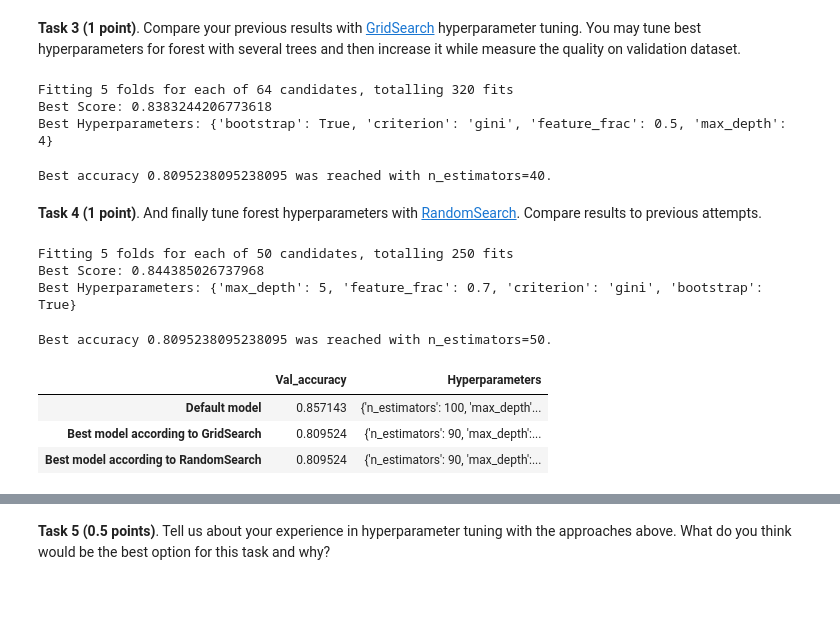
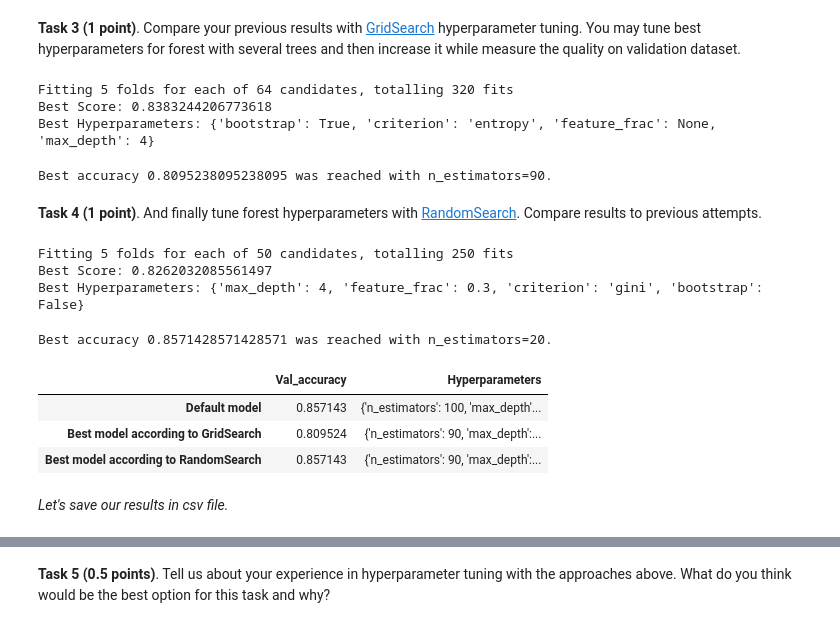
Before and after one commit to kesepkina/RS-ML-Cross-Check-2, a Jupyter notebook: 7_Trees_and_Ensembles.ipynb, the cells around one changed output, grey strips where cells are left out. Drawn from its saved outputs; the diff is of its cells as text; code cells hidden in the pictures; blank space fills up the shorter version.

```diff
--- a/7_Trees_and_Ensembles.ipynb
+++ b/7_Trees_and_Ensembles.ipynb
@@ -701,9 +698,11 @@ More information here [Gentle introduction to Grid and Random search](https://me
 from sklearn.model_selection import GridSearchCV
 # %%
 # Your code here
-params = {'max_depth': [3, 4, 5, None], 'feature_frac': np.append(np.linspace(0.3, 0.5, num=3), None), \
-          'criterion': ['gini', 'entropy'], 'bootstrap': [True, False]}
-model = RandomForestClassifier(n_estimators=20, random_gen=np.random.default_rng(RANDOM_STATE))
+params = {'max_depth': [3, 4, 5, None],
+          'feature_frac': np.append(np.linspace(0.3, 0.5, num=3), None),
+          'criterion': ['gini', 'entropy'],
+          'bootstrap': [True, False]}
+model = Custom_RandomForestClassifier(n_estimators=20, random_gen=np.random.default_rng(RANDOM_STATE))
 search = GridSearchCV(model, params, n_jobs=-1, scoring='accuracy', verbose=3, cv=5)
 result = search.fit(X_train_test, y_train_test)
 print('Best Score: %s' % result.best_score_)
@@ -711,12 +710,12 @@ print('Best Hyperparameters: %s' % result.best_params_)
 # %% [output]
 Fitting 5 folds for each of 64 candidates, totalling 320 fits
 Best Score: 0.8383244206773618
-Best Hyperparameters: {'bootstrap': True, 'criterion': 'gini', 'feature_frac': 0.5, 'max_depth': 4}
+Best Hyperparameters: {'bootstrap': True, 'criterion': 'entropy', 'feature_frac': None, 'max_depth': 4}
 # %%
 best_acc_grid = 0
 best_n_estimators = 0
 for n_estimators in range(20, 100, 10):
-    best_grid_model = RandomForestClassifier(n_estimators=n_estimators, random_gen=np.random.default_rng(RANDOM_STATE), \
+    best_grid_model = Custom_RandomForestClassifier(n_estimators=n_estimators, random_gen=np.random.default_rng(RANDOM_STATE), \
                                              **result.best_params_)
     best_grid_model.fit(X_train_test, y_train_test)
     y_pred = best_grid_model.predict(X_val)
@@ -726,7 +725,7 @@ for n_estimators in range(20, 100, 10):
         best_n_estimators = n_estimators
 print(f'Best accuracy {best_acc_grid} was reached with n_estimators={best_n_estimators}.')
 # %% [output]
-Best accuracy 0.8095238095238095 was reached with n_estimators=40.
+Best accuracy 0.8095238095238095 was reached with n_estimators=90.
 # %%
 best_grid_model.set_params(n_estimators=best_n_estimators)
 best_grid_params = best_grid_model.get_params()
@@ -736,8 +735,10 @@ best_grid_params = best_grid_model.get_params()
 from sklearn.model_selection import RandomizedSearchCV
 # %%
 # Your code here
-params = {'max_depth': [2, 3, 4, 5, 6, 7, 8, None], 'feature_frac': np.append(np.linspace(0.1, 0.7, num=7), None), \
-          'criterion': ['gini', 'entropy'], 'bootstrap': [True, False]}
+params = {'max_depth': [2, 3, 4, 5, 6, 7, 8, None],
+          'feature_frac': np.append(np.linspace(0.1, 0.7, num=7), None),
+          'criterion': ['gini', 'entropy'],
+          'bootstrap': [True, False]}
 rand_search = RandomizedSearchCV(model, params, n_iter=50, n_jobs=-1, scoring='accuracy', verbose=3, cv=5, \
                                  random_state=RANDOM_STATE)
 rand_result = rand_search.fit(X_train_test, y_train_test)
@@ -745,13 +746,13 @@ print('Best Score: %s' % rand_result.best_score_)
 print('Best Hyperparameters: %s' % rand_result.best_params_)
 # %% [output]
 Fitting 5 folds for each of 50 candidates, totalling 250 fits
-Best Score: 0.844385026737968
-Best Hyperparameters: {'max_depth': 5, 'feature_frac': 0.7, 'criterion': 'gini', 'bootstrap': True}
+Best Score: 0.8262032085561497
+Best Hyperparameters: {'max_depth': 4, 'feature_frac': 0.3, 'criterion': 'gini', 'bootstrap': False}
 # %%
 best_acc_rand = 0
 best_n_estimators = 0
 for n_estimators in range(20, 100, 10):
-    best_rand_model = RandomForestClassifier(n_estimators=n_estimators, random_gen=np.random.default_rng(RANDOM_STATE), \
+    best_rand_model = Custom_RandomForestClassifier(n_estimators=n_estimators, random_gen=np.random.default_rng(RANDOM_STATE), \
                                              **rand_result.best_params_)
     best_rand_model.fit(X_train_test, y_train_test)
     y_pred = best_rand_model.predict(X_val)
@@ -761,17 +762,21 @@ for n_estimators in range(20, 100, 10):
         best_n_estimators = n_estimators
 print(f'Best accuracy {best_acc_rand} was reached with n_estimators={best_n_estimators}.')
 # %% [output]
-Best accuracy 0.8095238095238095 was reached with n_estimators=50.
+Best accuracy 0.8571428571428571 was reached with n_estimators=20.
 # %%
-models_by_hyperparams = pd.DataFrame(data={'Val_accuracy': [test_acc_100, best_acc_grid, best_acc_rand], \
-                   'Hyperparameters': [forest_100.get_params(), best_grid_model.get_params(), best_rand_model.get_params()]},
-             index=['Default model', 'Best model according to GridSearch', 'Best model according to RandomSearch'])
+models_by_hyperparams = pd.DataFrame(data={
+    'Val_accuracy': [test_acc_100, best_acc_grid, best_acc_rand],
+    'Hyperparameters': [forest_100.get_params(), best_grid_model.get_params(), best_rand_model.get_params()]},
+                                     index=['Default model', 'Best model according to GridSearch',
+                                            'Best model according to RandomSearch'])
 models_by_hyperparams
 # %% [output]
 |  | Val_accuracy | Hyperparameters |
 | Default model | 0.857143 | {'n_estimators': 100, 'max_depth'... |
 | Best model according to GridSearch | 0.809524 | {'n_estimators': 90, 'max_depth':... |
-| Best model according to RandomSearch | 0.809524 | {'n_estimators': 90, 'max_depth':... |
+| Best model according to RandomSearch | 0.857143 | {'n_estimators': 90, 'max_depth':... |
+# %% [markdown]
+*Let's save our results in csv file.*
 # %%
 import time
 # %%
```
Also changed, not shown: parts of 42 cells of this notebook, 2 other files.
